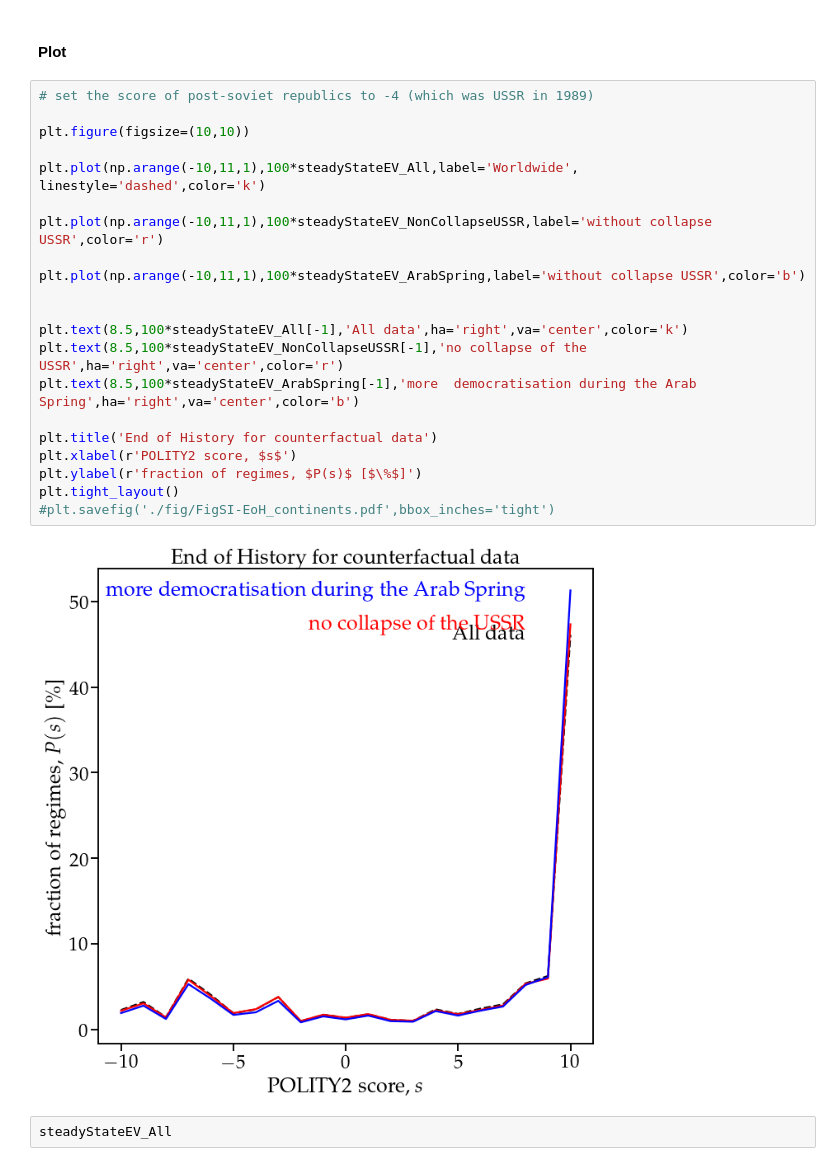
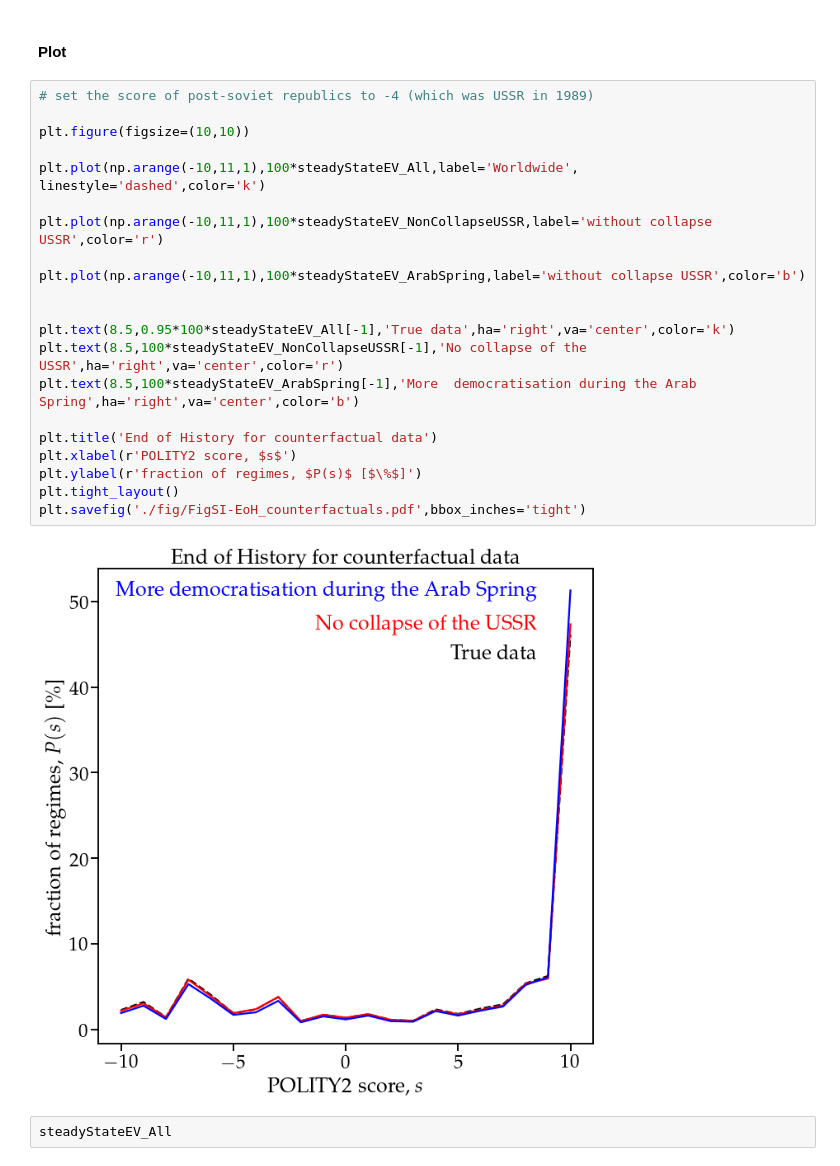
Before and after one commit to floklimm/democracyMarkovChain, a Jupyter notebook: SupplementaryAnalysis/8-Counterfactuals.ipynb, the cells around one changed output. Cells and saved outputs as stored; diff of their text form.

Commit message:
counterfactuals update

```diff
--- a/SupplementaryAnalysis/8-Counterfactuals.ipynb
+++ b/SupplementaryAnalysis/8-Counterfactuals.ipynb
@@ -191,26 +191,26 @@ steadyStateEV_ArabSpring = computeSteadyStateEV(P_allCountries_BiggerArabSpring)
 # %%
 # set the score of post-soviet republics to -4 (which was USSR in 1989)
 
 plt.figure(figsize=(10,10))
 
 plt.plot(np.arange(-10,11,1),100*steadyStateEV_All,label='Worldwide', linestyle='dashed',color='k')
 
 plt.plot(np.arange(-10,11,1),100*steadyStateEV_NonCollapseUSSR,label='without collapse USSR',color='r')
 
 plt.plot(np.arange(-10,11,1),100*steadyStateEV_ArabSpring,label='without collapse USSR',color='b')
 
 
-plt.text(8.5,100*steadyStateEV_All[-1],'All data',ha='right',va='center',color='k')
-plt.text(8.5,100*steadyStateEV_NonCollapseUSSR[-1],'no collapse of the USSR',ha='right',va='center',color='r')
-plt.text(8.5,100*steadyStateEV_ArabSpring[-1],'more  democratisation during the Arab Spring',ha='right',va='center',color='b')
+plt.text(8.5,0.95*100*steadyStateEV_All[-1],'True data',ha='right',va='center',color='k')
+plt.text(8.5,100*steadyStateEV_NonCollapseUSSR[-1],'No collapse of the USSR',ha='right',va='center',color='r')
+plt.text(8.5,100*steadyStateEV_ArabSpring[-1],'More  democratisation during the Arab Spring',ha='right',va='center',color='b')
 
 plt.title('End of History for counterfactual data')
 plt.xlabel(r'POLITY2 score, $s$')
 plt.ylabel(r'fraction of regimes, $P(s)$ [$\%$]')
 plt.tight_layout()
-#plt.savefig('./fig/FigSI-EoH_continents.pdf',bbox_inches='tight')
+plt.savefig('./fig/FigSI-EoH_counterfactuals.pdf',bbox_inches='tight')
 # %% [output]
-[figure, old version]
+[figure, new version]
 # %%
 steadyStateEV_All
 # %% [output]
```
